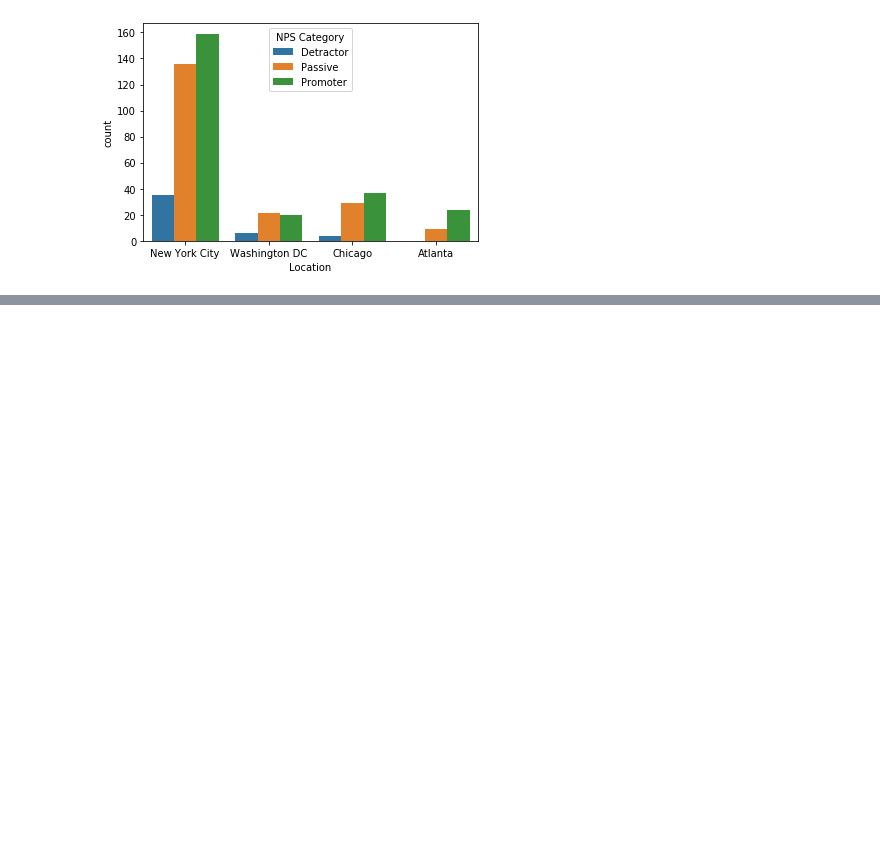
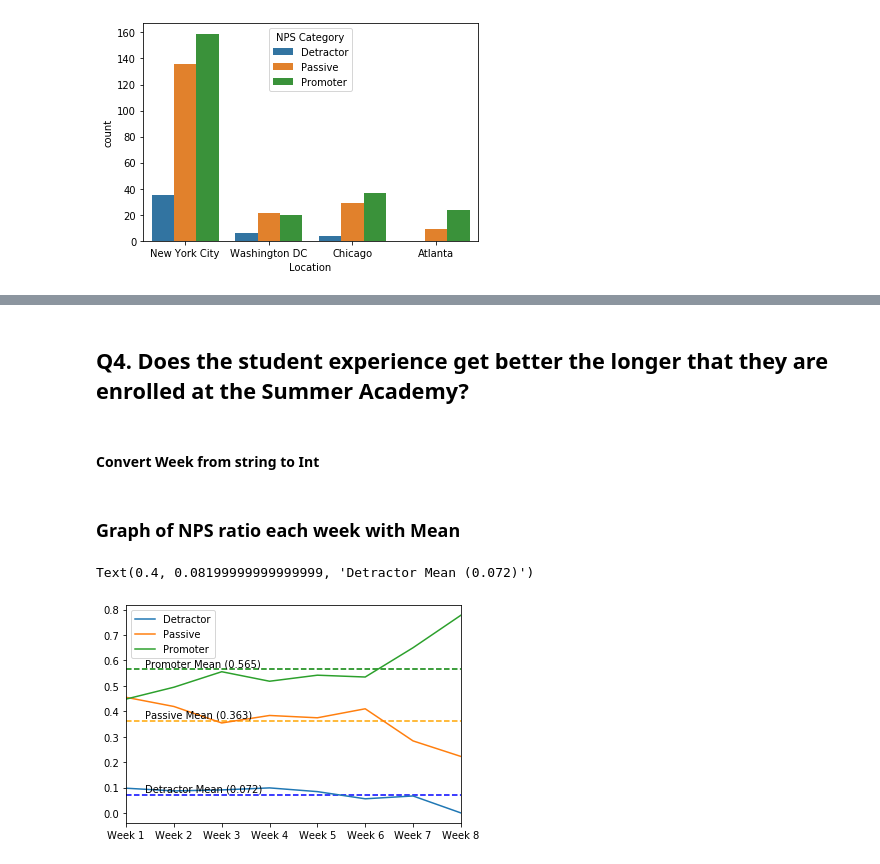
Before and after one commit to SamuelFolledo/DS1.1-Data-Analysis-And-Visualization, a Jupyter notebook: Midterm_Project/Midterm Project.ipynb, the cells around one changed output, grey strips where cells are left out. Drawn from its saved outputs; the diff is of its cells as text; code cells hidden in the pictures; blank space fills up the shorter version.

```diff
--- a/Midterm_Project/Midterm Project.ipynb
+++ b/Midterm_Project/Midterm Project.ipynb
@@ -423,0 +498,30 @@ ax.set(ylabel="Percent")
+# %% [markdown]
+## Q4. Does the student experience get better the longer that they are enrolled at the Summer Academy?
+# %% [markdown]
+#### Convert Week from string to Int
+# %%
+df = pd.read_csv(FILEPATH, na_values = ['#ERROR!', "nan"])
+# Changed 'Week' values from str to Int
+# df['Week'] = df.apply(lambda x: int(x['Week'].replace('Week ', '')),axis=1) #change weeks values Week 1, to just 1; turning it to an int
+# sorted(df['Week'].unique())
+df["NPS Category"] = df.apply(lambda row: get_nps_category(row["Rating (Num)"]), axis=1)
+# %% [markdown]
+### Graph of NPS ratio each week with Mean
+# %%
+nps_df = df_from_col_ratio(df, "Week", "NPS Category")
+detractor_avg = nps_df["Detractor"].mean().round(3)
+passive_avg = nps_df["Passive"].mean().round(3)
+promoter_avg = nps_df["Promoter"].mean().round(3)
+# print(detractor_avg, passive_avg, promoter_avg)
+
+in_state_df = df_from_col_ratio(df, "Week", "NPS Category")
+in_state_line_plot = in_state_df.plot.line()
+in_state_line_plot.hlines(promoter_avg, 0,8, linestyles='dashed', color="green") #add green dashed horizontal line
+in_state_line_plot.annotate("Promoter Mean ("+str(promoter_avg)+")",(0.4,promoter_avg+0.01)) #put label on top of the dashed line
+in_state_line_plot.hlines(passive_avg, 0,8, linestyles='dashed', color="orange")
+in_state_line_plot.annotate("Passive Mean ("+str(passive_avg)+")",(0.4,passive_avg+0.01))
+in_state_line_plot.hlines(detractor_avg, 0,8, linestyles='dashed', color="blue")
+in_state_line_plot.annotate("Detractor Mean ("+str(detractor_avg)+")",(0.4,detractor_avg+0.01))
+# %% [output]
+Text(0.4, 0.08199999999999999, 'Detractor Mean (0.072)')
+[figure, added]
```
Also changed, not shown: parts of 15 cells of this notebook.
